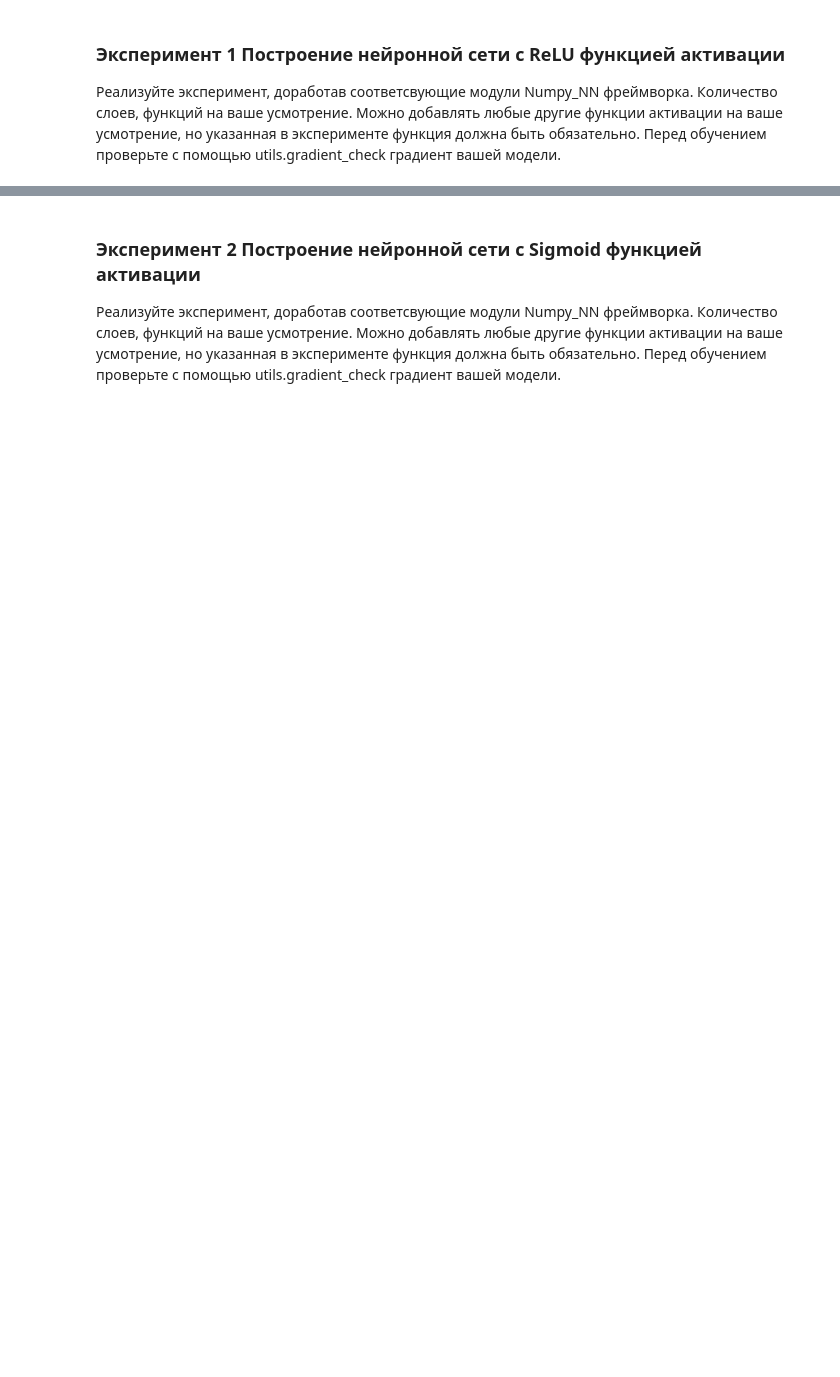
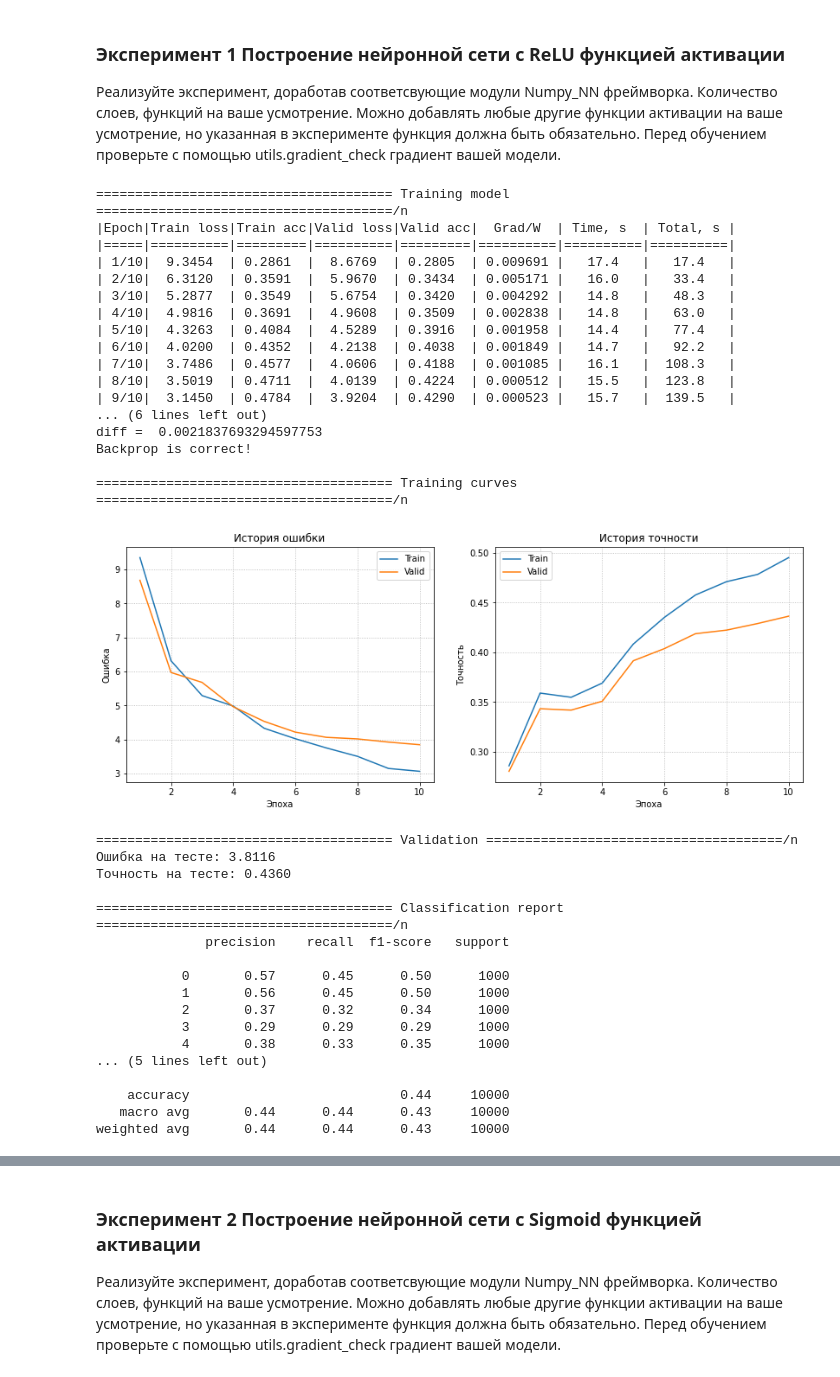
Before and after one commit to vladimir-laz/Numpy-NN-Framework-hw, a Jupyter notebook: numpy_neural_net_HW.ipynb, the cells around one changed output, grey strips where cells are left out. Saved outputs shown, nothing was run; the diff lists cells and outputs as text; code cells hidden in the pictures; blank space fills up the shorter version.

```diff
--- a/numpy_neural_net_HW.ipynb
+++ b/numpy_neural_net_HW.ipynb
@@ -34,3 +365,49 @@ import nn, dataset, optimization, training
 ### Эксперимент 1 Построение нейронной сети с ReLU функцией активации
 
 Реализуйте эксперимент, доработав соответсвующие модули Numpy_NN фреймворка. Количество слоев, функций на ваше усмотрение. Можно добавлять любые другие функции активации на ваше усмотрение, но указанная в эксперименте функция должна быть обязательно. Перед обучением проверьте с помощью utils.gradient_check градиент вашей модели.
+# %%
+model = Sequential(
+    Linear(3072, 768),
+    ReLU(),
+    Linear(768, 128),
+    ReLU(),
+    Linear(128, 10)
+)
+model
+pipeline(train_data, valid_data, model, epochs=10, lr=1e-3, optim="Adam", eps=1e-3)
+# %% [output]
+====================================== Training model ======================================/n
+|Epoch|Train loss|Train acc|Valid loss|Valid acc|  Grad/W  | Time, s  | Total, s |
+|=====|==========|=========|==========|=========|==========|==========|==========|
+| 1/10|  9.3454  | 0.2861  |  8.6769  | 0.2805  | 0.009691 |   17.4   |   17.4   |
+| 2/10|  6.3120  | 0.3591  |  5.9670  | 0.3434  | 0.005171 |   16.0   |   33.4   |
+| 3/10|  5.2877  | 0.3549  |  5.6754  | 0.3420  | 0.004292 |   14.8   |   48.3   |
+| 4/10|  4.9816  | 0.3691  |  4.9608  | 0.3509  | 0.002838 |   14.8   |   63.0   |
+| 5/10|  4.3263  | 0.4084  |  4.5289  | 0.3916  | 0.001958 |   14.4   |   77.4   |
+| 6/10|  4.0200  | 0.4352  |  4.2138  | 0.4038  | 0.001849 |   14.7   |   92.2   |
+| 7/10|  3.7486  | 0.4577  |  4.0606  | 0.4188  | 0.001085 |   16.1   |  108.3   |
+| 8/10|  3.5019  | 0.4711  |  4.0139  | 0.4224  | 0.000512 |   15.5   |  123.8   |
+| 9/10|  3.1450  | 0.4784  |  3.9204  | 0.4290  | 0.000523 |   15.7   |  139.5   |
+... (6 lines left out)
+diff =  0.0021837693294597753
+Backprop is correct!
+
+====================================== Training curves ======================================/n
+[figure, added]
+====================================== Validation ======================================/n
+Ошибка на тесте: 3.8116
+Точность на тесте: 0.4360
+
+====================================== Classification report ======================================/n
+              precision    recall  f1-score   support
+
+           0       0.57      0.45      0.50      1000
+           1       0.56      0.45      0.50      1000
+           2       0.37      0.32      0.34      1000
+           3       0.29      0.29      0.29      1000
+           4       0.38      0.33      0.35      1000
+... (5 lines left out)
+
+    accuracy                           0.44     10000
+   macro avg       0.44      0.44      0.43     10000
+weighted avg       0.44      0.44      0.43     10000
```
Also changed, not shown: parts of 90 cells of this notebook, 13 other files.
